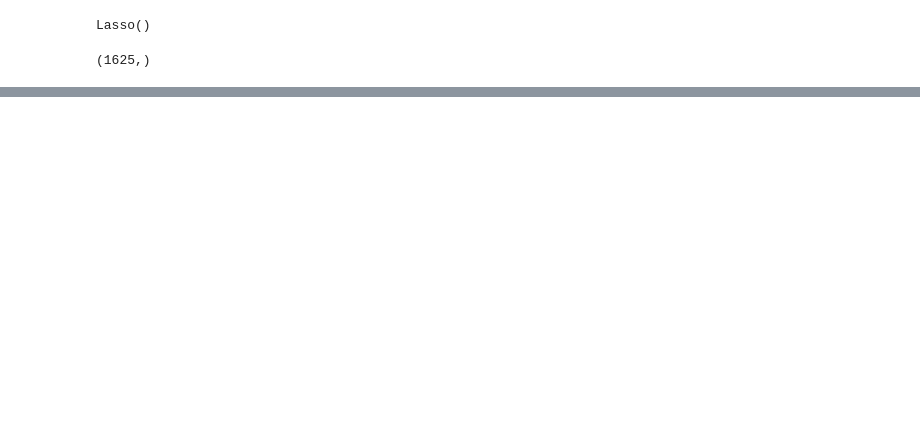
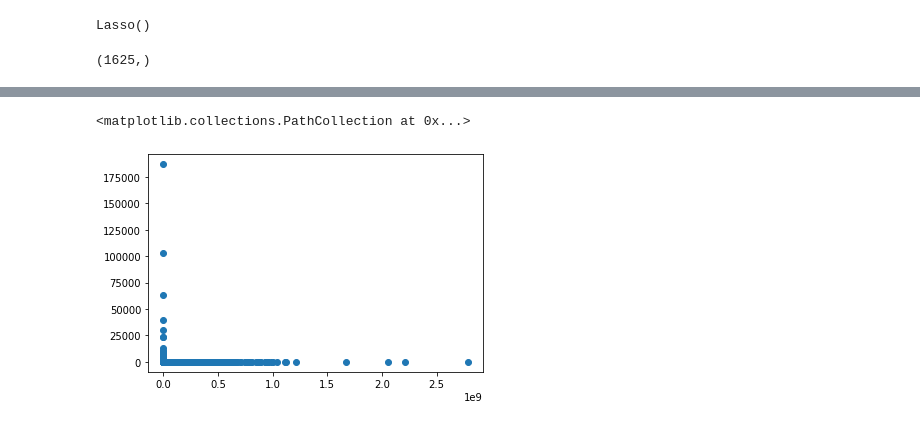
Before and after one commit to Minombreesana/IMDB-project, a Jupyter notebook: IMDB_project/model.ipynb, the cells around one changed output, grey strips where cells are left out. Drawn from its saved outputs; the diff is of its cells as text; code cells hidden in the pictures; blank space fills up the shorter version.

```diff
--- a/IMDB_project/model.ipynb
+++ b/IMDB_project/model.ipynb
@@ -56,0 +70,5 @@ plt.hist([predicted, y_test]);
+# %%
+plt.scatter(y_test, ap_residuals)
+# %% [output]
+<matplotlib.collections.PathCollection at 0x...>
+[figure, added]
```
Also changed, not shown: parts of 8 cells of this notebook.
